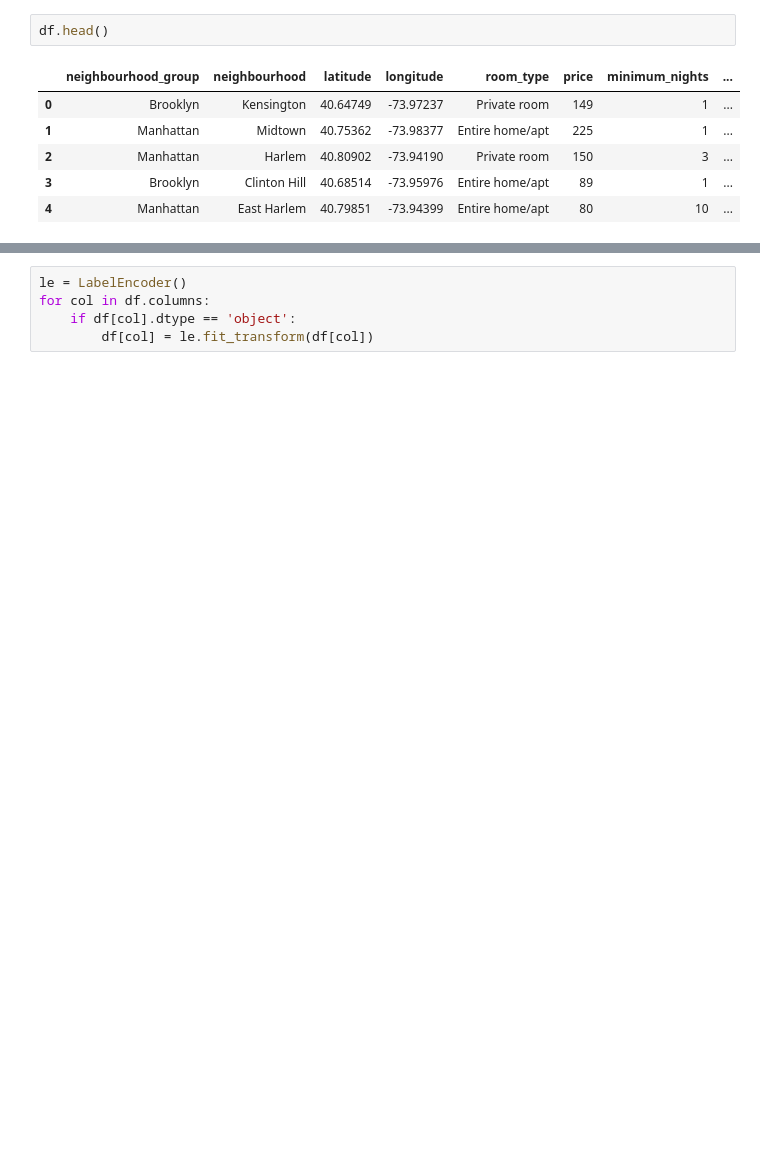
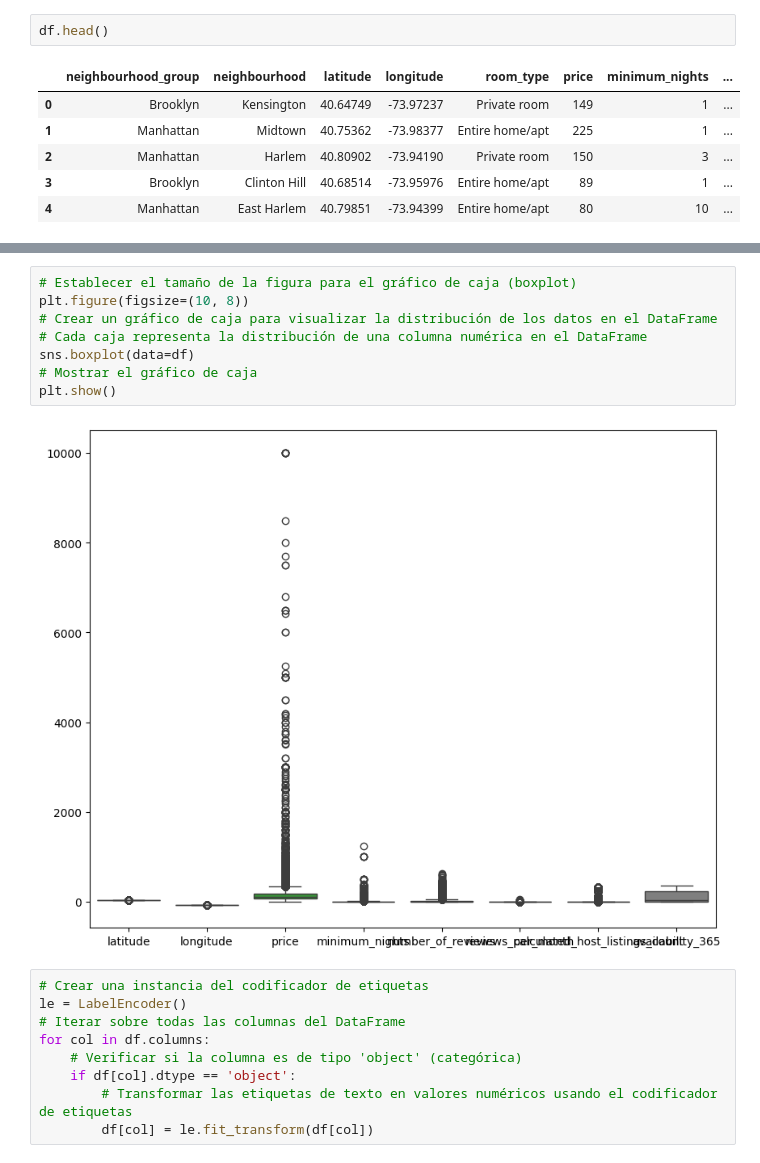
Before and after one commit to JoseDA0721/Ejercicio-Ebow, a Jupyter notebook: Taller_Prueba.ipynb, the cells around one changed output, grey strips where cells are left out. Saved outputs shown, nothing was run; the diff lists cells and outputs as text; blank space fills up the shorter version.

```diff
--- a/Taller_Prueba.ipynb
+++ b/Taller_Prueba.ipynb
@@ -213,7 +216,21 @@ plt.show()
+# %%
+# Establecer el tamaño de la figura para el gráfico de caja (boxplot)
+plt.figure(figsize=(10, 8))
+# Crear un gráfico de caja para visualizar la distribución de los datos en el DataFrame
+# Cada caja representa la distribución de una columna numérica en el DataFrame
+sns.boxplot(data=df)
+# Mostrar el gráfico de caja
+plt.show()
+# %% [output]
+[figure, added]
 # %%
+# Crear una instancia del codificador de etiquetas
 le = LabelEncoder()
+# Iterar sobre todas las columnas del DataFrame
 for col in df.columns:
+    # Verificar si la columna es de tipo 'object' (categórica)
     if df[col].dtype == 'object':
+        # Transformar las etiquetas de texto en valores numéricos usando el codificador de etiquetas
         df[col] = le.fit_transform(df[col])
 # %%
 df.info()
```
Also changed, not shown: parts of 45 cells of this notebook.
